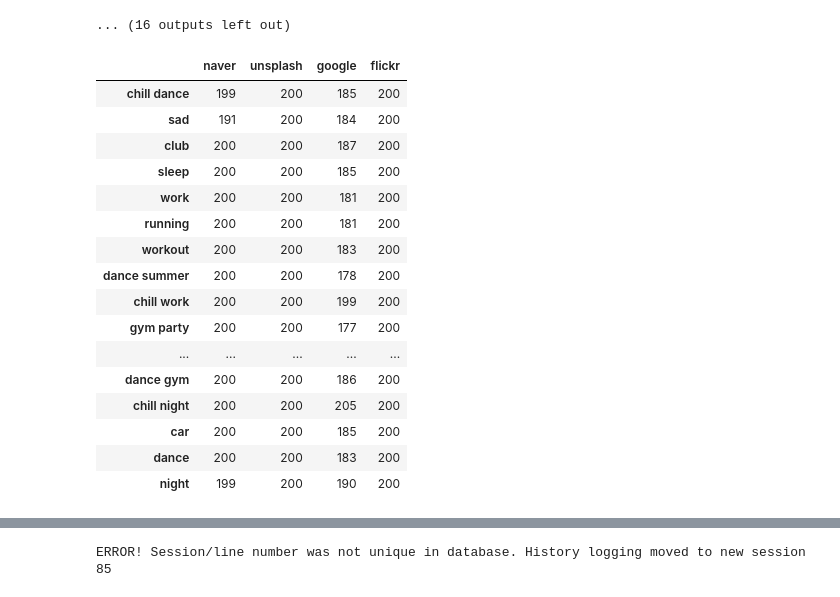
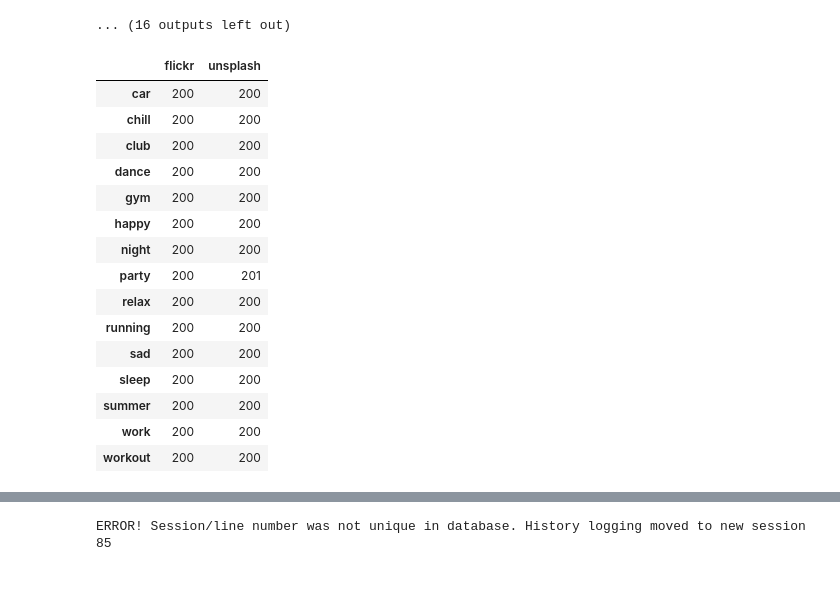
Before and after one commit to jnwnlee/thumbnailDataset, a Jupyter notebook: data_eda_crawl.ipynb, the cells around one changed output, grey strips where cells are left out. Saved outputs shown, nothing was run; the diff lists cells and outputs as text; code cells hidden in the pictures.

```diff
--- a/data_eda_crawl.ipynb
+++ b/data_eda_crawl.ipynb
@@ -75,14 +75,16 @@ def all_files(path):
 
     return sizes
 
-dataset_path = '/media/daftpunk2/home/seungheon/thumbnailDataset_small/'
+dataset_path = '/home/thumbnailDataset_test_resize'# '/media/daftpunk2/home/seungheon/thumbnailDataset_test/'
 dict_num_files = {}
 dict_file_sizes = {}
 
 for keyword_dir in tqdm(all_dirs(dataset_path)):
     n_files = {}
     file_sizes = {}
-    for site_dir in all_dirs(keyword_dir):
+    site_dirs = all_dirs(keyword_dir)
+    site_dirs.sort()
+    for site_dir in site_dirs:
         sizes_list = all_files(site_dir)
         n_files[site_dir.split('/')[-1]] = len(sizes_list)
         file_sizes[site_dir.split('/')[-1]] = sizes_list
@@ -168,30 +168,30 @@ for k, v in tqdm(dict_file_sizes.items()):
 # %%
 df = pd.DataFrame(dict_num_files).T
 # df = pd.DataFrame.from_dict({(i,j): dict_num_files[i][j]
 #                                    for i in dict_num_files.keys()
 #                                    for j in dict_num_files[i].keys()},
 #                             orient='index')
+df = df.sort_index()
 df_sum = df.sum(axis=1)
 df.to_csv('./thumbnailDataset_small_stat.csv')
 df
 # %% [output]
-|  | naver | unsplash | google | flickr |
-| chill dance | 199 | 200 | 185 | 200 |
-| sad | 191 | 200 | 184 | 200 |
-| club | 200 | 200 | 187 | 200 |
-| sleep | 200 | 200 | 185 | 200 |
-| work | 200 | 200 | 181 | 200 |
-| running | 200 | 200 | 181 | 200 |
-| workout | 200 | 200 | 183 | 200 |
-| dance summer | 200 | 200 | 178 | 200 |
-| chill work | 200 | 200 | 199 | 200 |
-| gym party | 200 | 200 | 177 | 200 |
-| ... | ... | ... | ... | ... |
-| dance gym | 200 | 200 | 186 | 200 |
-| chill night | 200 | 200 | 205 | 200 |
-| car | 200 | 200 | 185 | 200 |
-| dance | 200 | 200 | 183 | 200 |
-| night | 199 | 200 | 190 | 200 |
+|  | flickr | unsplash |
+| car | 200 | 200 |
+| chill | 200 | 200 |
+| club | 200 | 200 |
+| dance | 200 | 200 |
+| gym | 200 | 200 |
+| happy | 200 | 200 |
+| night | 200 | 200 |
+| party | 200 | 201 |
+| relax | 200 | 200 |
+| running | 200 | 200 |
+| sad | 200 | 200 |
+| sleep | 200 | 200 |
+| summer | 200 | 200 |
+| work | 200 | 200 |
+| workout | 200 | 200 |
 # %%
 df_sum
 # %% [output]
```
Also changed, not shown: parts of 5 cells of this notebook, 33 other files.
